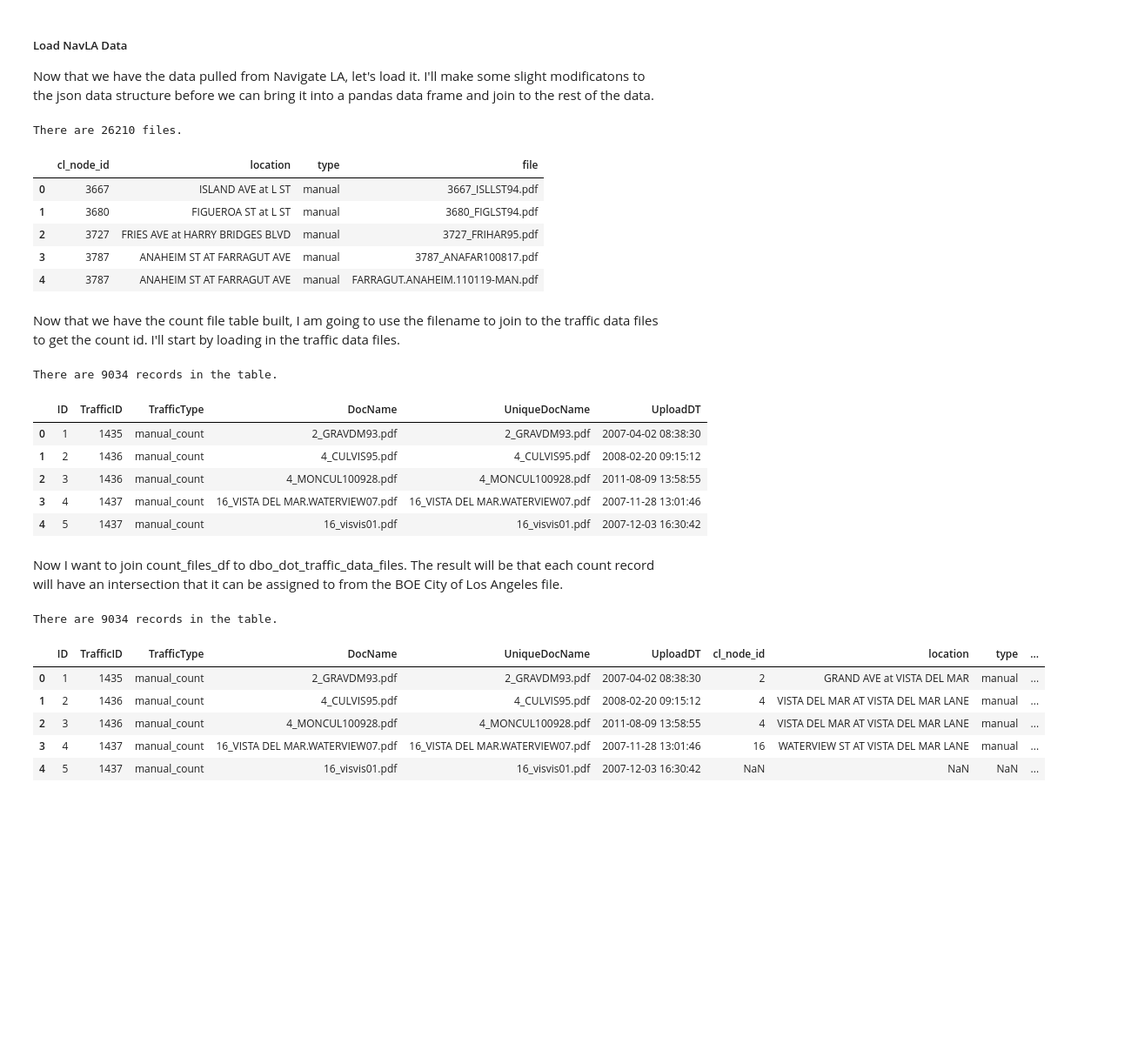
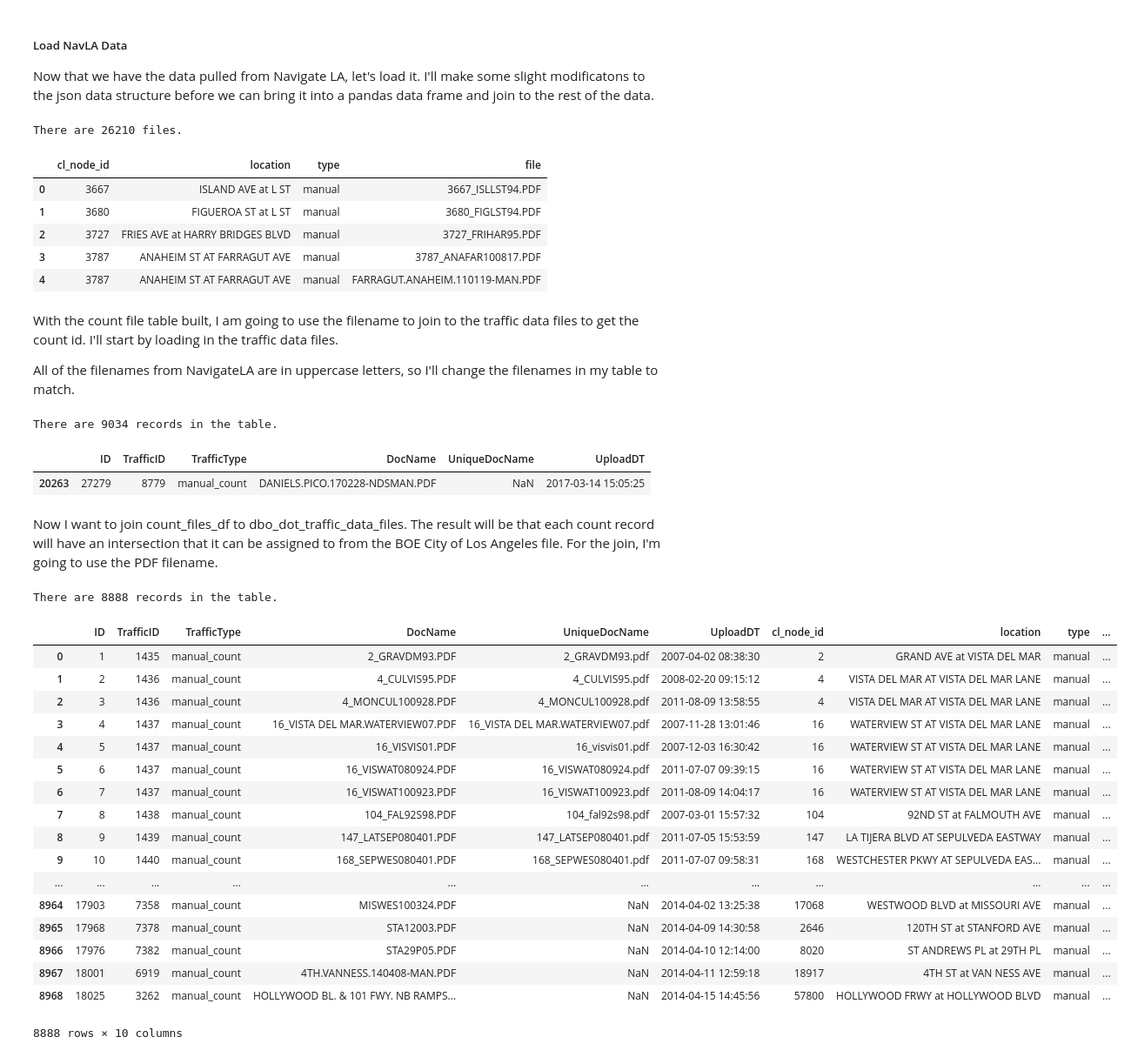
Before and after one commit to black-tea/vehicle-vol-pdf-scrape, a Jupyter notebook: scrape.ipynb, the cells around one changed output. Shown at 87% size. Cells and saved outputs as stored; diff of their text form; code cells hidden in the pictures; blank space fills up the shorter version.

```diff
--- a/scrape.ipynb
+++ b/scrape.ipynb
@@ -107,7 +109,7 @@ for location in traffic_count_files:
     # Add a row for each manual count
     if len(location['manual']) > 0:
         for man in location['manual']:
-            man2 = man + '.pdf'
+            man2 = man + '.PDF'
             count = [node_id, loc, 'manual', man2]
             count_files.append(count)
 
@@ -115,7 +117,7 @@ for location in traffic_count_files:
     if len(location['automatic']) > 0:
         for auto in location['automatic']:
             auto2 = auto + '.pdf'
-            count = [node_id, loc, 'automatic', auto]
+            count = [node_id, loc, 'automatic', auto2]
             count_files.append(count)
 
 count_files_df = pd.DataFrame.from_records(count_files, columns=count_files_labels)
@@ -124,13 +126,15 @@ count_files_df.head()
 # %% [output]
 There are 26210 files.
 |  | cl_node_id | location | type | file |
-| 0 | 3667 | ISLAND AVE at L ST | manual | 3667_ISLLST94.pdf |
-| 1 | 3680 | FIGUEROA ST at L ST | manual | 3680_FIGLST94.pdf |
-| 2 | 3727 | FRIES AVE at HARRY BRIDGES BLVD | manual | 3727_FRIHAR95.pdf |
-| 3 | 3787 | ANAHEIM ST AT FARRAGUT AVE | manual | 3787_ANAFAR100817.pdf |
-| 4 | 3787 | ANAHEIM ST AT FARRAGUT AVE | manual | FARRAGUT.ANAHEIM.110119-MAN.pdf |
+| 0 | 3667 | ISLAND AVE at L ST | manual | 3667_ISLLST94.PDF |
+| 1 | 3680 | FIGUEROA ST at L ST | manual | 3680_FIGLST94.PDF |
+| 2 | 3727 | FRIES AVE at HARRY BRIDGES BLVD | manual | 3727_FRIHAR95.PDF |
+| 3 | 3787 | ANAHEIM ST AT FARRAGUT AVE | manual | 3787_ANAFAR100817.PDF |
+| 4 | 3787 | ANAHEIM ST AT FARRAGUT AVE | manual | FARRAGUT.ANAHEIM.110119-MAN.PDF |
 # %% [markdown]
-Now that we have the count file table built, I am going to use the filename to join to the traffic data files to get the count id. I'll start by loading in the traffic data files.
+With the count file table built, I am going to use the filename to join to the traffic data files to get the count id. I'll start by loading in the traffic data files.
+
+All of the filenames from NavigateLA are in uppercase letters, so I'll change the filenames in my table to match.
 # %%
 # Load traffic data files table
 traffic_data_files_path = 'data/TrafficCountFileStructure/boe_tables/dbo_dot_traffic_data_files.csv'
@@ -145,33 +149,52 @@ dbo_dot_traffic_data_files['TrafficID'] = dbo_dot_traffic_data_files['TrafficID'
 # Subset out Survey Data and Automatic Counts
 dbo_dot_traffic_data_files = dbo_dot_traffic_data_files[(dbo_dot_traffic_data_files['TrafficType'] == 'manual_count')]
 
+# Uppercase the DocName in my table
+dbo_dot_traffic_data_files['DocName'] = dbo_dot_traffic_data_files['DocName'].str.upper()
+
 # Preview the table
 print("There are " + str(len(dbo_dot_traffic_data_files)) + " records in the table.")
 dbo_dot_traffic_data_files.head()
+dbo_dot_traffic_data_files[(dbo_dot_traffic_data_files['DocName'] == 'DANIELS.PICO.170228-NDSMAN.PDF')]
 # %% [output]
 There are 9034 records in the table.
 |  | ID | TrafficID | TrafficType | DocName | UniqueDocName | UploadDT |
-| 0 | 1 | 1435 | manual_count | 2_GRAVDM93.pdf | 2_GRAVDM93.pdf | 2007-04-02 08:38:30 |
-| 1 | 2 | 1436 | manual_count | 4_CULVIS95.pdf | 4_CULVIS95.pdf | 2008-02-20 09:15:12 |
-| 2 | 3 | 1436 | manual_count | 4_MONCUL100928.pdf | 4_MONCUL100928.pdf | 2011-08-09 13:58:55 |
-| 3 | 4 | 1437 | manual_count | 16_VISTA DEL MAR.WATERVIEW07.pdf | 16_VISTA DEL MAR.WATERVIEW07.pdf | 2007-11-28 13:01:46 |
-| 4 | 5 | 1437 | manual_count | 16_visvis01.pdf | 16_visvis01.pdf | 2007-12-03 16:30:42 |
+| 20263 | 27279 | 8779 | manual_count | DANIELS.PICO.170228-NDSMAN.PDF | NaN | 2017-03-14 15:05:25 |
 # %% [markdown]
-Now I want to join count_files_df to dbo_dot_traffic_data_files. The result will be that each count record will have an intersection that it can be assigned to from the BOE City of Los Angeles file.
+Now I want to join count_files_df to dbo_dot_traffic_data_files. The result will be that each count record will have an intersection that it can be assigned to from the BOE City of Los Angeles file. For the join, I'm going to use the PDF filename.
 # %%
-# Combine both of the traffic data files
-file_table = dbo_dot_traffic_data_files.merge(count_files_df,
-                                              how='left',
+# Within count files, subset out manual counts
+count_files_manual = count_files_df[(count_files_df['type'] == 'manual')]
+
+# Combine both of the traffic data files using inner join (so only include matches)
+file_table = dbo_dot_traffic_data_files.merge(count_files_manual,
+                                              how='inner',
                                               left_on='DocName',
                                               right_on='file')
 
+# Exclude Mid-Block Values, convert to int
+file_table = file_table[file_table['cl_node_id'] != 'Mid-Block']
+file_table['cl_node_id'] = file_table['cl_node_id'].astype(int)
+
 print("There are " + str(len(file_table)) + " records in the table.")
-file_table.head()
+file_table
 # %% [output]
-There are 9034 records in the table.
+There are 8888 records in the table.
 |  | ID | TrafficID | TrafficType | DocName | UniqueDocName | UploadDT | cl_node_id | location | type | ... |
-| 0 | 1 | 1435 | manual_count | 2_GRAVDM93.pdf | 2_GRAVDM93.pdf | 2007-04-02 08:38:30 | 2 | GRAND AVE at VISTA DEL MAR | manual | ... |
-| 1 | 2 | 1436 | manual_count | 4_CULVIS95.pdf | 4_CULVIS95.pdf | 2008-02-20 09:15:12 | 4 | VISTA DEL MAR AT VISTA DEL MAR LANE | manual | ... |
-| 2 | 3 | 1436 | manual_count | 4_MONCUL100928.pdf | 4_MONCUL100928.pdf | 2011-08-09 13:58:55 | 4 | VISTA DEL MAR AT VISTA DEL MAR LANE | manual | ... |
-| 3 | 4 | 1437 | manual_count | 16_VISTA DEL MAR.WATERVIEW07.pdf | 16_VISTA DEL MAR.WATERVIEW07.pdf | 2007-11-28 13:01:46 | 16 | WATERVIEW ST AT VISTA DEL MAR LANE | manual | ... |
-| 4 | 5 | 1437 | manual_count | 16_visvis01.pdf | 16_visvis01.pdf | 2007-12-03 16:30:42 | NaN | NaN | NaN | ... |
+| 0 | 1 | 1435 | manual_count | 2_GRAVDM93.PDF | 2_GRAVDM93.pdf | 2007-04-02 08:38:30 | 2 | GRAND AVE at VISTA DEL MAR | manual | ... |
+| 1 | 2 | 1436 | manual_count | 4_CULVIS95.PDF | 4_CULVIS95.pdf | 2008-02-20 09:15:12 | 4 | VISTA DEL MAR AT VISTA DEL MAR LANE | manual | ... |
+| 2 | 3 | 1436 | manual_count | 4_MONCUL100928.PDF | 4_MONCUL100928.pdf | 2011-08-09 13:58:55 | 4 | VISTA DEL MAR AT VISTA DEL MAR LANE | manual | ... |
+| 3 | 4 | 1437 | manual_count | 16_VISTA DEL MAR.WATERVIEW07.PDF | 16_VISTA DEL MAR.WATERVIEW07.pdf | 2007-11-28 13:01:46 | 16 | WATERVIEW ST AT VISTA DEL MAR LANE | manual | ... |
+| 4 | 5 | 1437 | manual_count | 16_VISVIS01.PDF | 16_visvis01.pdf | 2007-12-03 16:30:42 | 16 | WATERVIEW ST AT VISTA DEL MAR LANE | manual | ... |
+| 5 | 6 | 1437 | manual_count | 16_VISWAT080924.PDF | 16_VISWAT080924.pdf | 2011-07-07 09:39:15 | 16 | WATERVIEW ST AT VISTA DEL MAR LANE | manual | ... |
+| 6 | 7 | 1437 | manual_count | 16_VISWAT100923.PDF | 16_VISWAT100923.pdf | 2011-08-09 14:04:17 | 16 | WATERVIEW ST AT VISTA DEL MAR LANE | manual | ... |
+| 7 | 8 | 1438 | manual_count | 104_FAL92S98.PDF | 104_fal92s98.pdf | 2007-03-01 15:57:32 | 104 | 92ND ST at FALMOUTH AVE | manual | ... |
+| 8 | 9 | 1439 | manual_count | 147_LATSEP080401.PDF | 147_LATSEP080401.pdf | 2011-07-05 15:53:59 | 147 | LA TIJERA BLVD AT SEPULVEDA EASTWAY | manual | ... |
+| 9 | 10 | 1440 | manual_count | 168_SEPWES080401.PDF | 168_SEPWES080401.pdf | 2011-07-07 09:58:31 | 168 | WESTCHESTER PKWY AT SEPULVEDA EAS... | manual | ... |
+| ... | ... | ... | ... | ... | ... | ... | ... | ... | ... | ... |
+| 8964 | 17903 | 7358 | manual_count | MISWES100324.PDF | NaN | 2014-04-02 13:25:38 | 17068 | WESTWOOD BLVD at MISSOURI AVE | manual | ... |
+| 8965 | 17968 | 7378 | manual_count | STA12003.PDF | NaN | 2014-04-09 14:30:58 | 2646 | 120TH ST at STANFORD AVE | manual | ... |
+| 8966 | 17976 | 7382 | manual_count | STA29P05.PDF | NaN | 2014-04-10 12:14:00 | 8020 | ST ANDREWS PL at 29TH PL | manual | ... |
+| 8967 | 18001 | 6919 | manual_count | 4TH.VANNESS.140408-MAN.PDF | NaN | 2014-04-11 12:59:18 | 18917 | 4TH ST at VAN NESS AVE | manual | ... |
+| 8968 | 18025 | 3262 | manual_count | HOLLYWOOD BL. & 101 FWY. NB RAMPS... | NaN | 2014-04-15 14:45:56 | 57800 | HOLLYWOOD FRWY at HOLLYWOOD BLVD | manual | ... |
+8888 rows × 10 columns
```
Also changed, not shown: parts of 13 cells of this notebook, 1 other file.
